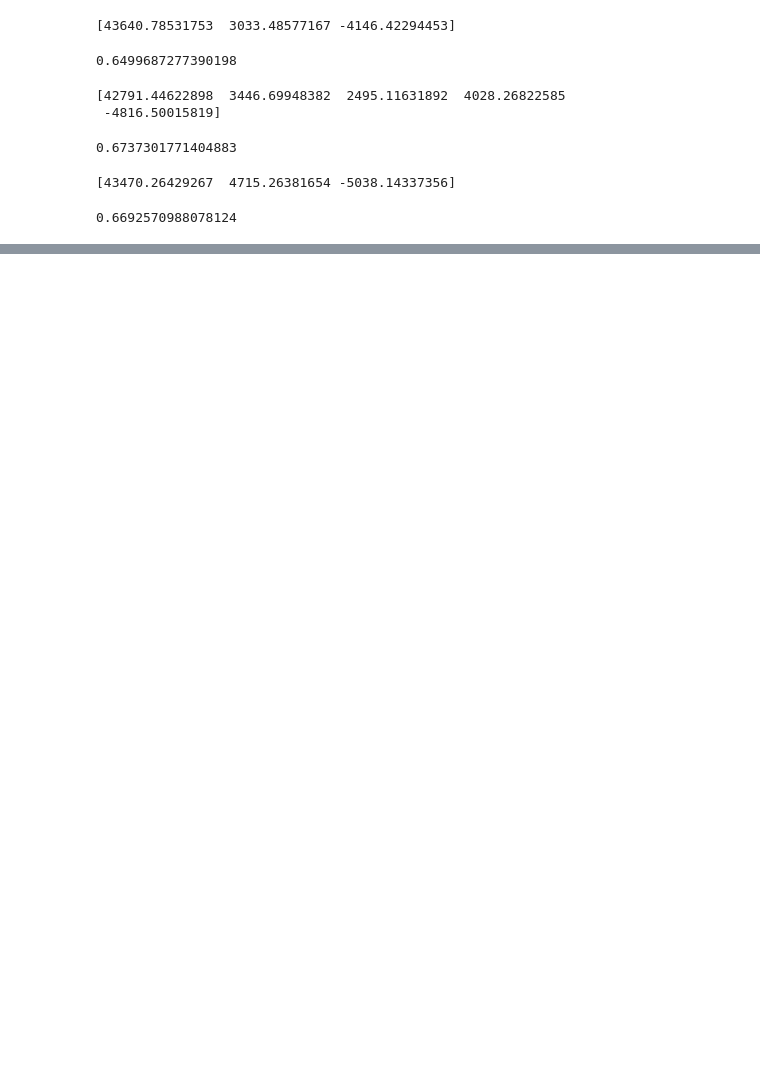
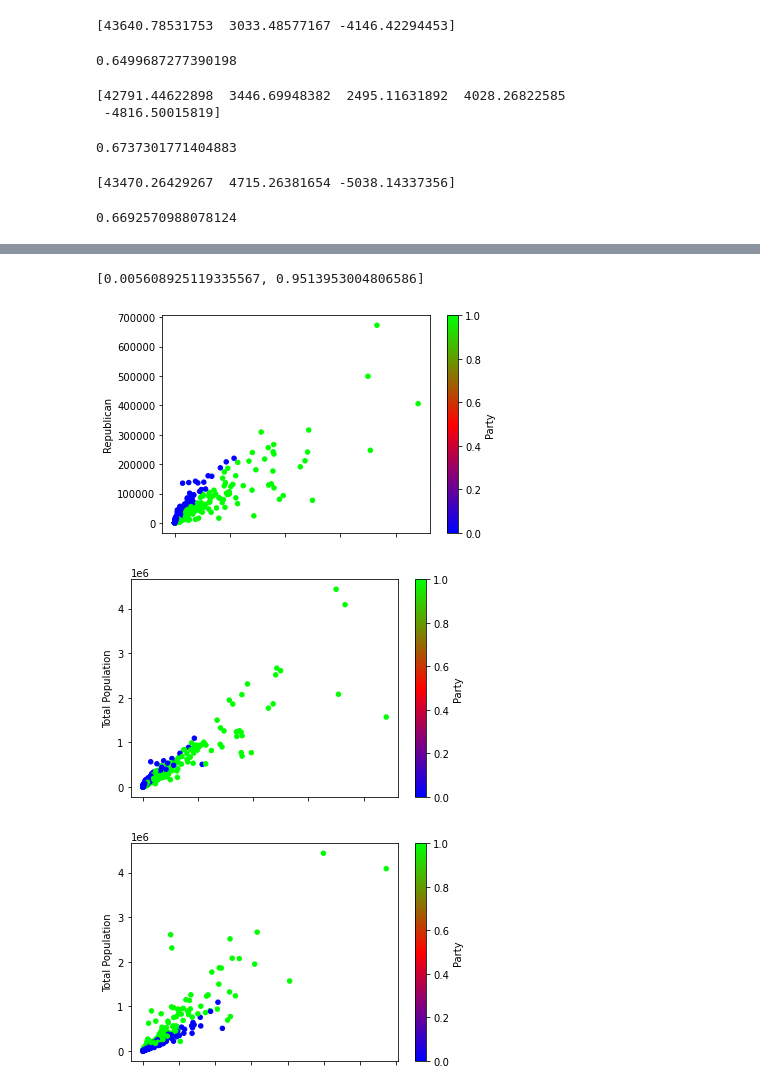
Before and after one commit to furqaanali/Election-Demographics-Modeling, a Jupyter notebook: project_02.ipynb, the cells around one changed output, grey strips where cells are left out. Cells and saved outputs as stored; diff of their text form; code cells hidden in the pictures; blank space fills up the shorter version.

```diff
--- a/project_02.ipynb
+++ b/project_02.ipynb
@@ -224,0 +249,16 @@ print(R_squared)
+# %%
+adjusted_rand_index = metrics.adjusted_rand_score(merged_data['Party'], clusters)
+silhouette_coefficient = metrics.silhouette_score(X, clusters, metric = "euclidean")
+print([adjusted_rand_index, silhouette_coefficient])
+# %% [output]
+[0.005608925119335567, 0.9513953004806586]
+# %%
+# Plot clusters found using hierarchical clustering with single linkage method
+# data['clusters'] = clusters
+ax = merged_data.plot(kind = 'scatter', x = 'Democratic', y = 'Republican', c = 'Party', colormap = plt.cm.brg)
+ax = merged_data.plot(kind = 'scatter', x = 'Democratic', y = 'Total Population', c = 'Party', colormap = plt.cm.brg)
+ax = merged_data.plot(kind = 'scatter', x = 'Republican', y = 'Total Population', c = 'Party', colormap = plt.cm.brg)
+# %% [output]
+[figure, added]
+[figure, added]
+[figure, added]
```
Also changed, not shown: parts of 33 cells of this notebook.
